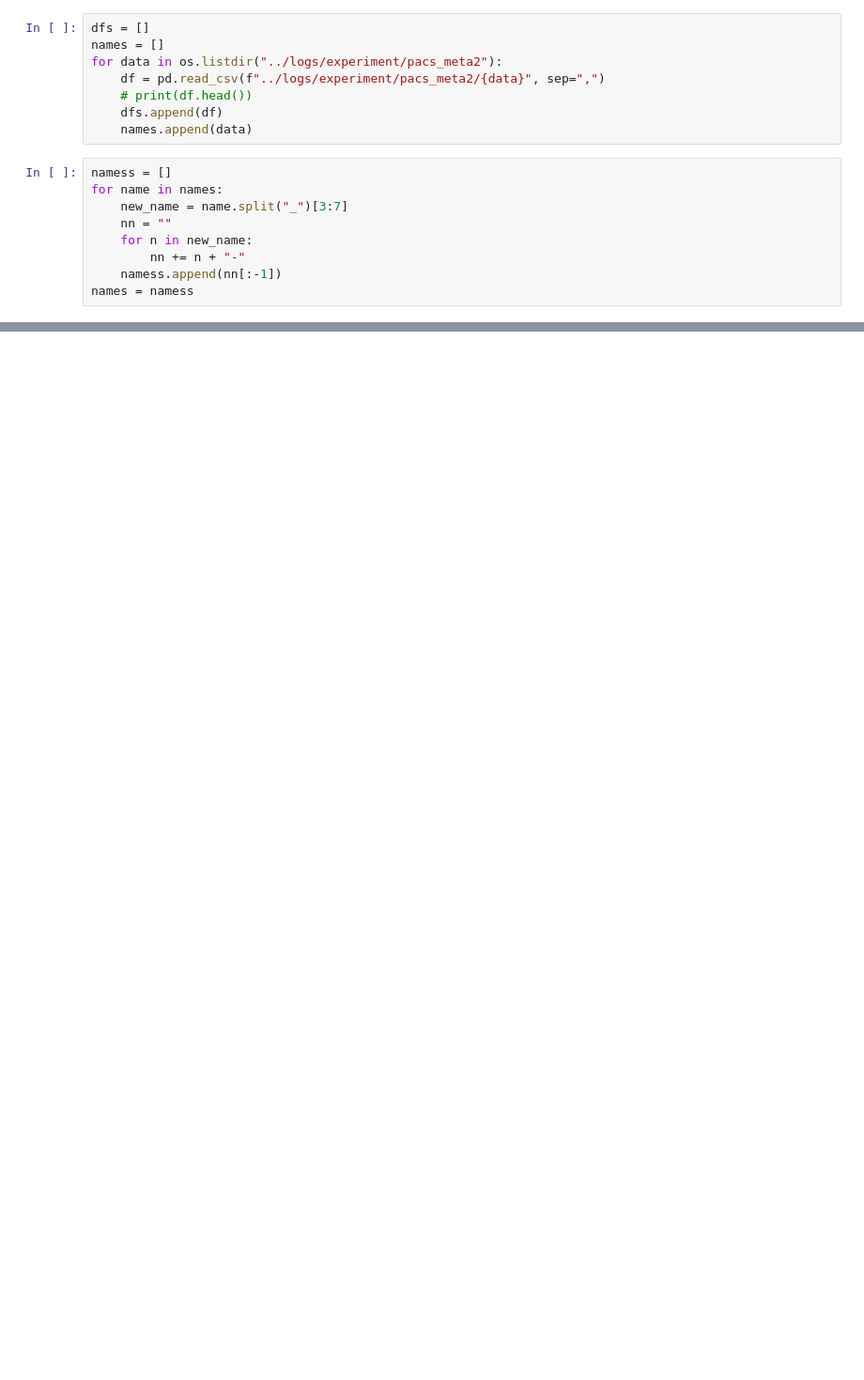
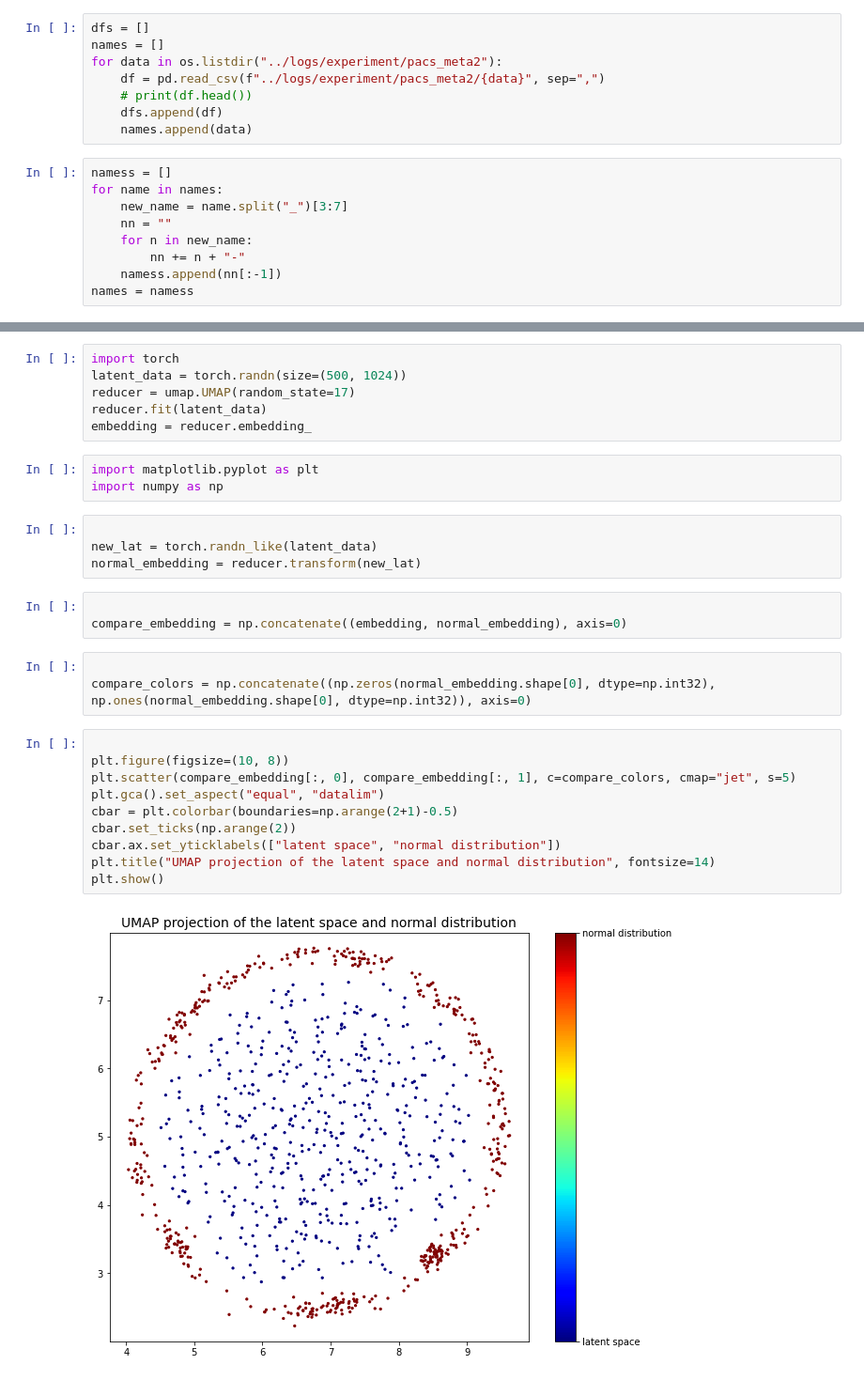
Before and after one commit to leon-marx/bachelor-lightning, a Jupyter notebook: plotting/Experiment.ipynb, the cells around one changed output, grey strips where cells are left out. Shown at 94% size. Saved outputs shown, nothing was run; the diff lists cells and outputs as text; blank space fills up the shorter version.

```diff
--- a/plotting/Experiment.ipynb
+++ b/plotting/Experiment.ipynb
@@ -206,0 +400,31 @@ for i, df in enumerate(dfs):
+# %%
+import torch
+latent_data = torch.randn(size=(500, 1024))
+reducer = umap.UMAP(random_state=17)
+reducer.fit(latent_data)
+embedding = reducer.embedding_
+# %%
+import matplotlib.pyplot as plt
+import numpy as np
+# %%
+
+new_lat = torch.randn_like(latent_data)
+normal_embedding = reducer.transform(new_lat)
+# %%
+
+compare_embedding = np.concatenate((embedding, normal_embedding), axis=0)
+# %%
+
+compare_colors = np.concatenate((np.zeros(normal_embedding.shape[0], dtype=np.int32), np.ones(normal_embedding.shape[0], dtype=np.int32)), axis=0)
+# %%
+
+plt.figure(figsize=(10, 8))
+plt.scatter(compare_embedding[:, 0], compare_embedding[:, 1], c=compare_colors, cmap="jet", s=5)
+plt.gca().set_aspect("equal", "datalim")
+cbar = plt.colorbar(boundaries=np.arange(2+1)-0.5)
+cbar.set_ticks(np.arange(2))
+cbar.ax.set_yticklabels(["latent space", "normal distribution"])
+plt.title("UMAP projection of the latent space and normal distribution", fontsize=14)
+plt.show()
+# %% [output]
+[figure, added]
```
Also changed, not shown: parts of 11 cells of this notebook, 1 other file.
